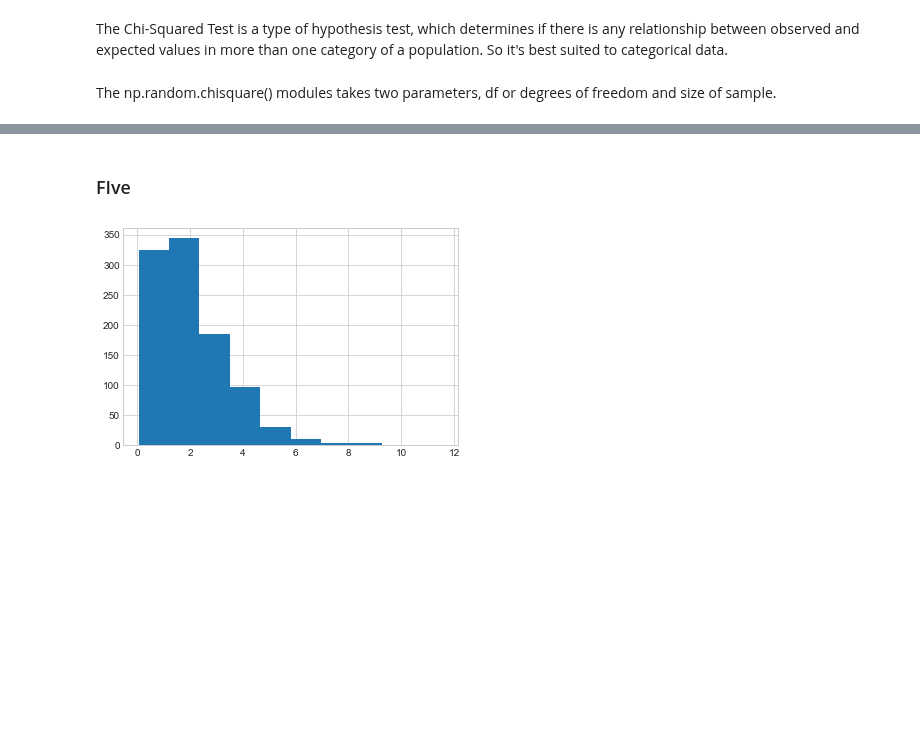
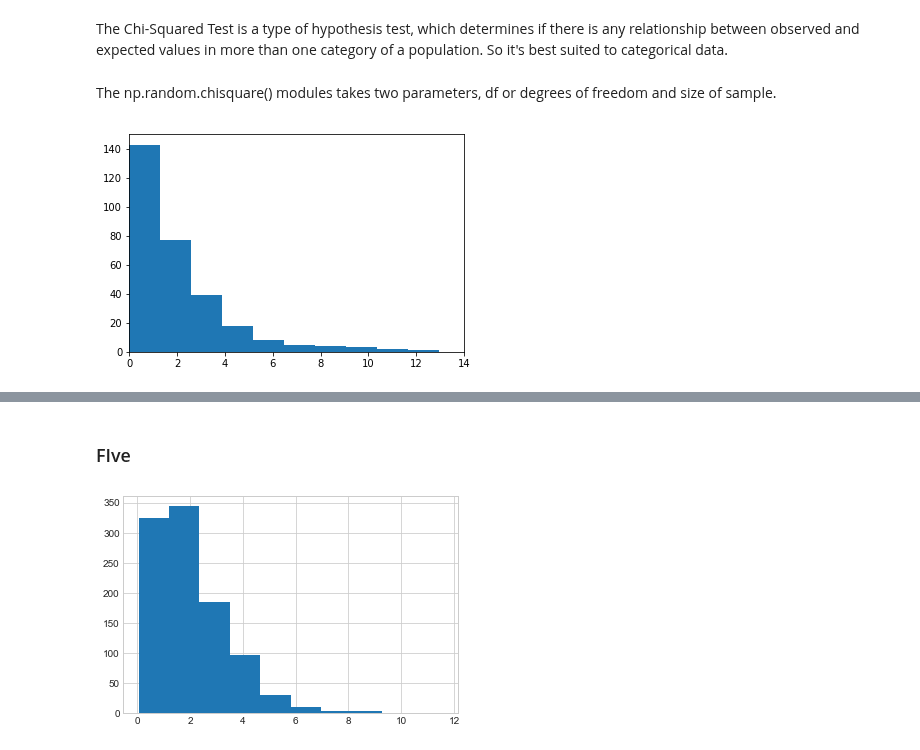
Before and after one commit to MarionMcG/numpy.random, a Jupyter notebook: numpy-random.ipynb, the cells around one changed output, grey strips where cells are left out. Cells and saved outputs as stored; diff of their text form; code cells hidden in the pictures; blank space fills up the shorter version.

```diff
--- a/numpy-random.ipynb
+++ b/numpy-random.ipynb
@@ -475,3 +475,10 @@ plt.show()
 The Chi-Squared Test is a type of hypothesis test, which determines if there is any relationship between observed and expected values in more than one category of a population. So it's best suited to categorical data.
 # %% [markdown]
 The np.random.chisquare() modules takes two parameters, df or degrees of freedom and size of sample.
+# %%
+s1 = np.random.chisquare(2, 300)
+plt.hist(s1)
+plt.xlim(0, 14, 2)
+plt.show()
+# %% [output]
+[figure, added]
```
Also changed, not shown: parts of 3 cells of this notebook.
